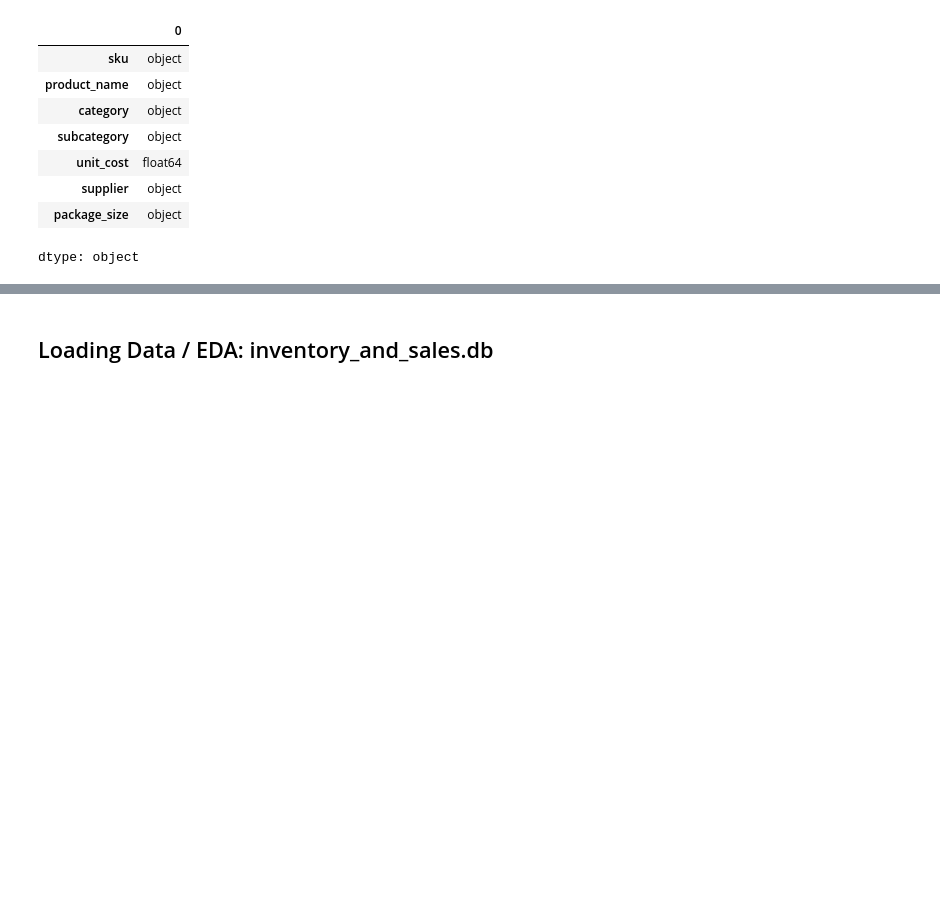
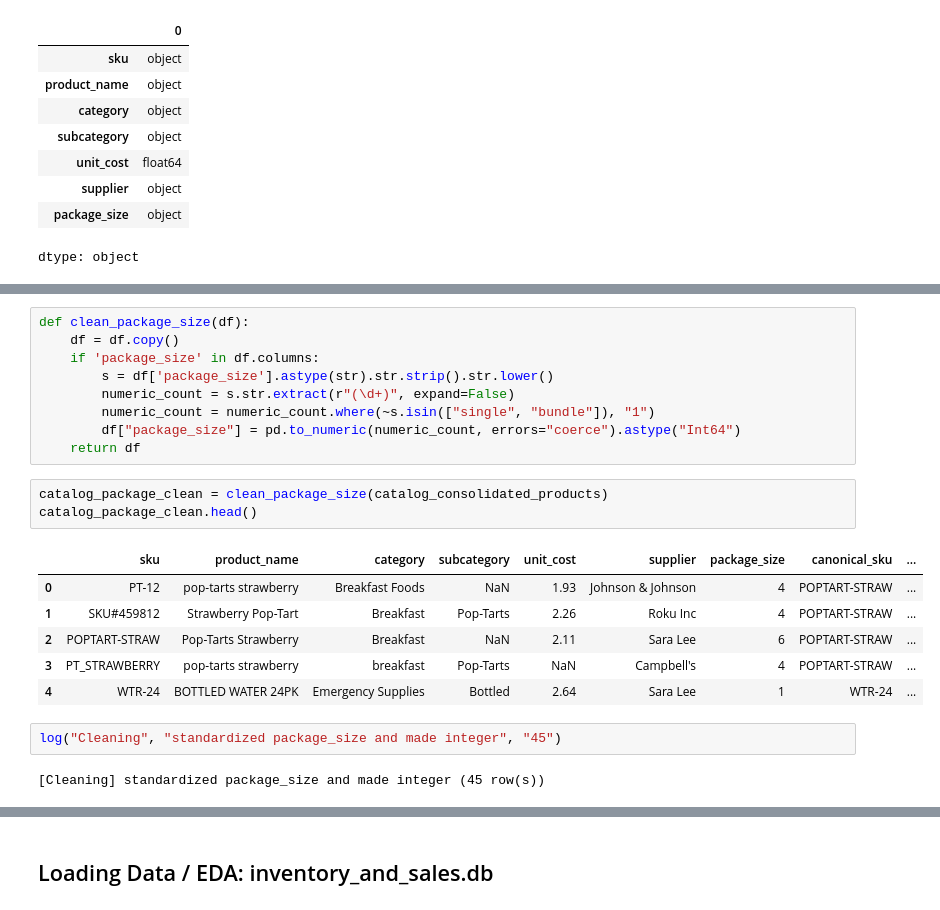
Before and after one commit to mayajdias/walmart-hurricane-project, a Jupyter notebook: notebooks/Cleaning.ipynb, the cells around one changed output, grey strips where cells are left out. Saved outputs shown, nothing was run; the diff lists cells and outputs as text; blank space fills up the shorter version.

```diff
--- a/notebooks/Cleaning.ipynb
+++ b/notebooks/Cleaning.ipynb
@@ -1069,0 +1201,23 @@ dtype: object
+# %%
+def clean_package_size(df):
+    df = df.copy()
+    if 'package_size' in df.columns:
+        s = df['package_size'].astype(str).str.strip().str.lower()
+        numeric_count = s.str.extract(r"(\d+)", expand=False)
+        numeric_count = numeric_count.where(~s.isin(["single", "bundle"]), "1")
+        df["package_size"] = pd.to_numeric(numeric_count, errors="coerce").astype("Int64")
+    return df
+# %%
+catalog_package_clean = clean_package_size(catalog_consolidated_products)
+catalog_package_clean.head()
+# %% [output]
+|  | sku | product_name | category | subcategory | unit_cost | supplier | package_size | canonical_sku | ... |
+| 0 | PT-12 | pop-tarts strawberry | Breakfast Foods | NaN | 1.93 | Johnson & Johnson | 4 | POPTART-STRAW | ... |
+| 1 | SKU#459812 | Strawberry Pop-Tart | Breakfast | Pop-Tarts | 2.26 | Roku Inc | 4 | POPTART-STRAW | ... |
+| 2 | POPTART-STRAW | Pop-Tarts Strawberry | Breakfast | NaN | 2.11 | Sara Lee | 6 | POPTART-STRAW | ... |
+| 3 | PT_STRAWBERRY | pop-tarts strawberry | breakfast | Pop-Tarts | NaN | Campbell's | 4 | POPTART-STRAW | ... |
+| 4 | WTR-24 | BOTTLED WATER 24PK | Emergency Supplies | Bottled | 2.64 | Sara Lee | 1 | WTR-24 | ... |
+# %%
+log("Cleaning", "standardized package_size and made integer", "45")
+# %% [output]
+[Cleaning] standardized package_size and made integer (45 row(s))
```
Also changed, not shown: parts of 16 cells of this notebook.
